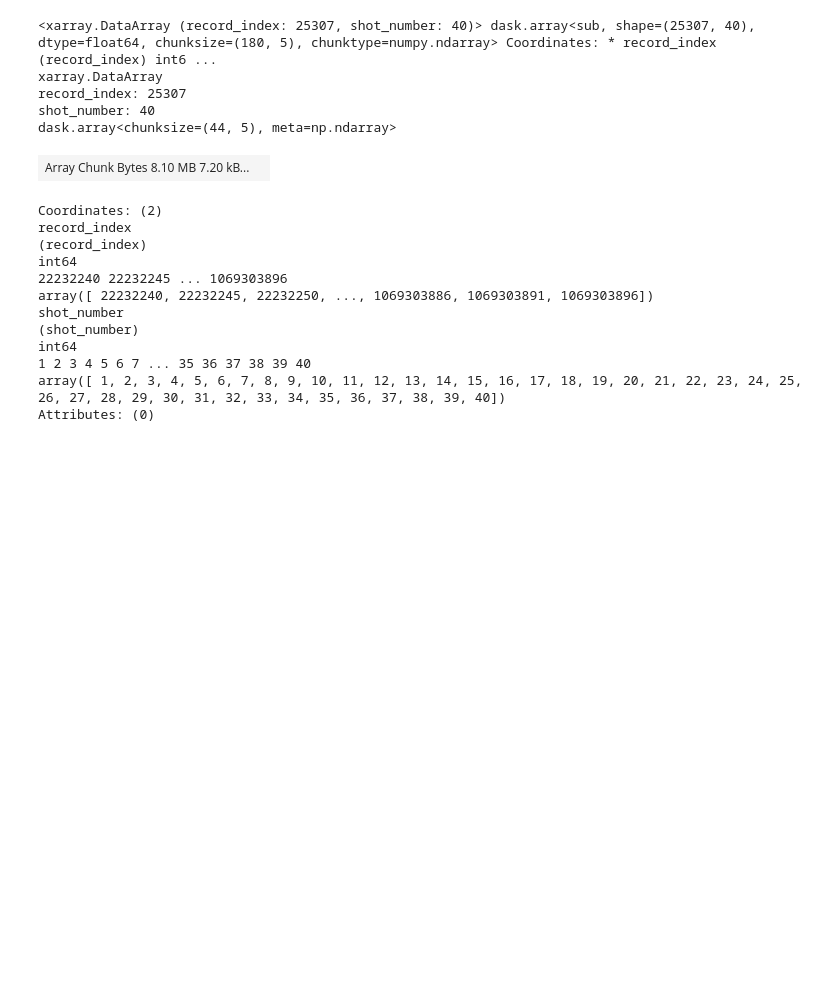
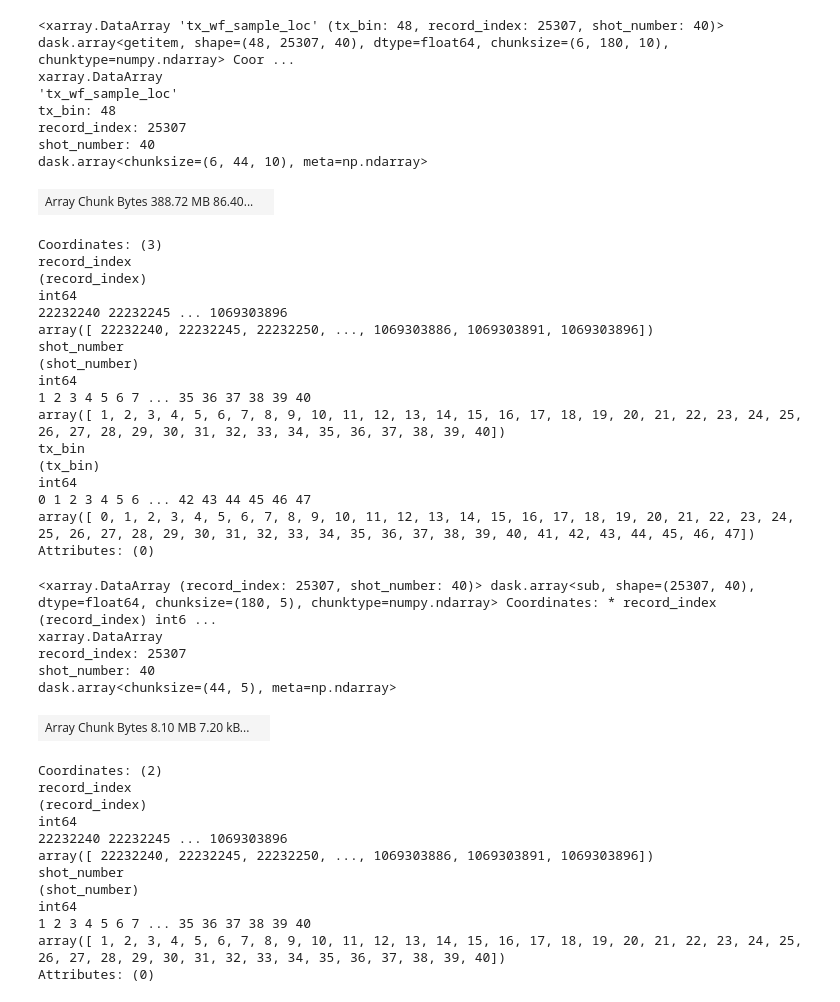
Before and after one commit to carbonplan/trace, a Jupyter notebook: notebooks/allometric_eq.ipynb, the cells around one changed output. Cells and saved outputs as stored; diff of their text form; code cells hidden in the pictures; blank space fills up the shorter version.

```diff
--- a/notebooks/allometric_eq.ipynb
+++ b/notebooks/allometric_eq.ipynb
@@ -18,6 +16,14 @@ ModuleNotFoundError: No module named 'carbonplan_trace'
 # %%
-data14 = xr.open_zarr('../data/glas/washington/GLAH14.zarr')
-data01 = xr.open_zarr('../data/glas/washington/GLAH01.zarr')
+# data14 = xr.open_zarr('../../data/glas/washington/GLAH14.zarr')
+# data01 = xr.open_zarr('../../data/glas/washington/GLAH01.zarr')
+
+url01 = f'gs://carbonplan-scratch/trace_scratch/wa_glah01.zarr'
+mapper01 = fsspec.get_mapper(url01)
+data01 = xr.open_zarr(mapper01)
+
+url14 = f'gs://carbonplan-scratch/trace_scratch/wa_glah14.zarr'
+mapper14 = fsspec.get_mapper(url14)
+data14 = xr.open_zarr(mapper14)
 
 combined = data14.merge(data01)
 # %%
@@ -116,2 +165,2 @@ def main(ds):
 # %%
-combined = calculate_derived_variables(combined)
+combined
@@ -130,3 +295,31 @@ a.values.shape
+# %%
+combined.tx_wf_sample_loc
+# %% [output]
+<xarray.DataArray 'tx_wf_sample_loc' (tx_bin: 48, record_index: 25307, shot_number: 40)> dask.array<getitem, shape=(48, 25307, 40), dtype=float64, chunksize=(6, 180, 10), chunktype=numpy.ndarray> Coor ...
+xarray.DataArray
+'tx_wf_sample_loc'
+tx_bin: 48
+record_index: 25307
+shot_number: 40
+dask.array<chunksize=(6, 44, 10), meta=np.ndarray>
+| Array Chunk Bytes 388.72 MB 86.40... |  |
+Coordinates: (3)
+record_index
+(record_index)
+int64
+22232240 22232245 ... 1069303896
+array([ 22232240, 22232245, 22232250, ..., 1069303886, 1069303891, 1069303896])
+shot_number
+(shot_number)
+int64
+1 2 3 4 5 6 7 ... 35 36 37 38 39 40
+array([ 1, 2, 3, 4, 5, 6, 7, 8, 9, 10, 11, 12, 13, 14, 15, 16, 17, 18, 19, 20, 21, 22, 23, 24, 25, 26, 27, 28, 29, 30, 31, 32, 33, 34, 35, 36, 37, 38, 39, 40])
+tx_bin
+(tx_bin)
+int64
+0 1 2 3 4 5 6 ... 42 43 44 45 46 47
+array([ 0, 1, 2, 3, 4, 5, 6, 7, 8, 9, 10, 11, 12, 13, 14, 15, 16, 17, 18, 19, 20, 21, 22, 23, 24, 25, 26, 27, 28, 29, 30, 31, 32, 33, 34, 35, 36, 37, 38, 39, 40, 41, 42, 43, 44, 45, 46, 47])
+Attributes: (0)
 # %%
 # TODO
 # 1) find all the unique rec_wf_sample_loc forms, and make sure that if the compression ratio changed, it changed before signal beginning distance
```
Also changed, not shown: parts of 17 cells of this notebook.
